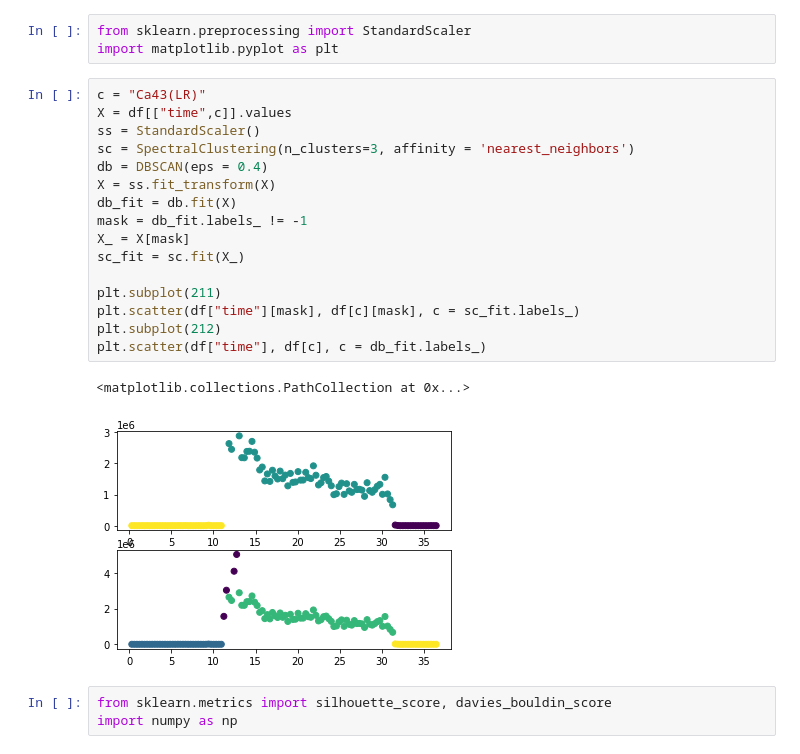
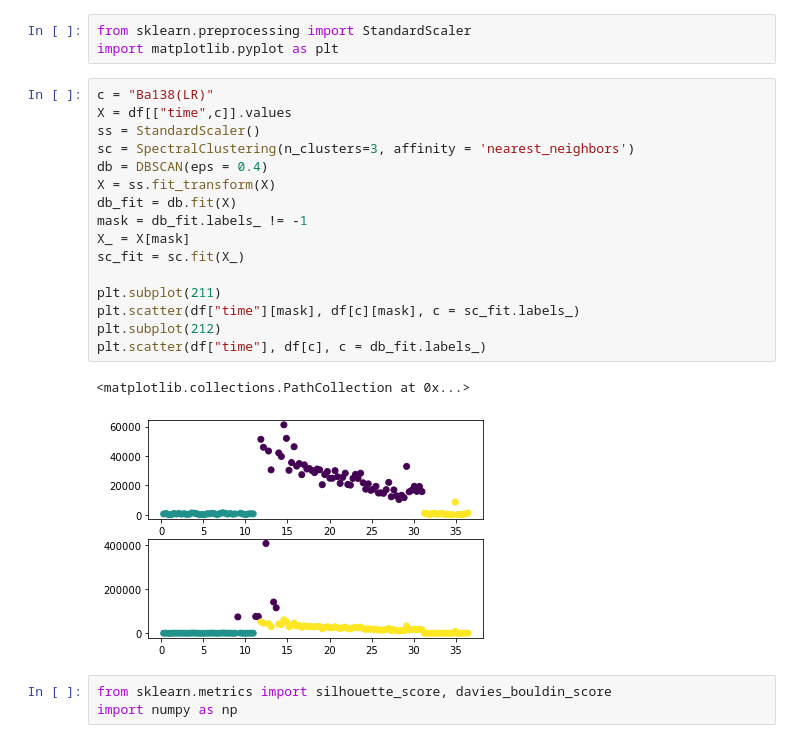
Before and after one commit to npiro/otolith_analyzer, a Jupyter notebook: notebooks/outliers_best_signals_detection.ipynb, the cells around one changed output. Drawn from its saved outputs; the diff is of its cells as text.

```diff
--- a/notebooks/outliers_best_signals_detection.ipynb
+++ b/notebooks/outliers_best_signals_detection.ipynb
@@ -68,24 +66,24 @@ from sklearn.cluster import SpectralClustering, DBSCAN
 from sklearn.preprocessing import StandardScaler
 import matplotlib.pyplot as plt
 # %%
-c = "Ca43(LR)"
+c = "Ba138(LR)"
 X = df[["time",c]].values
 ss = StandardScaler()
 sc = SpectralClustering(n_clusters=3, affinity = 'nearest_neighbors')
 db = DBSCAN(eps = 0.4)
 X = ss.fit_transform(X)
 db_fit = db.fit(X)
 mask = db_fit.labels_ != -1
 X_ = X[mask]
 sc_fit = sc.fit(X_)
 
 plt.subplot(211)
 plt.scatter(df["time"][mask], df[c][mask], c = sc_fit.labels_)
 plt.subplot(212)
 plt.scatter(df["time"], df[c], c = db_fit.labels_)
 # %% [output]
 <matplotlib.collections.PathCollection at 0x...>
-[figure, old version]
+[figure, new version]
 # %%
 from sklearn.metrics import silhouette_score, davies_bouldin_score
 import numpy as np
```
Also changed, not shown: parts of 13 cells of this notebook.
